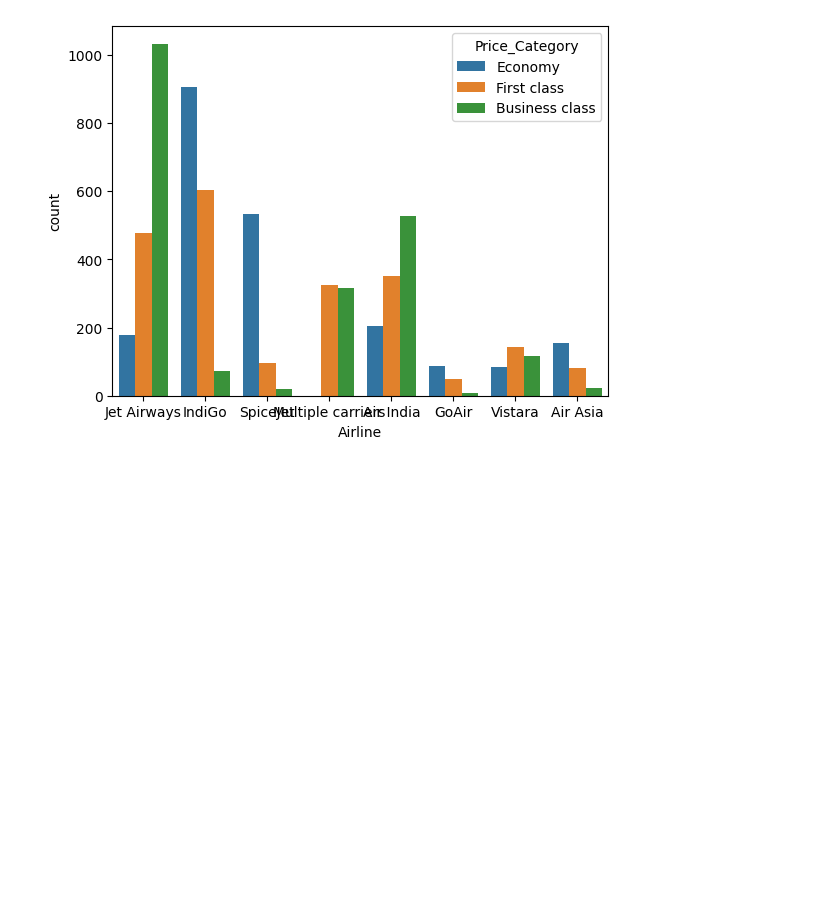
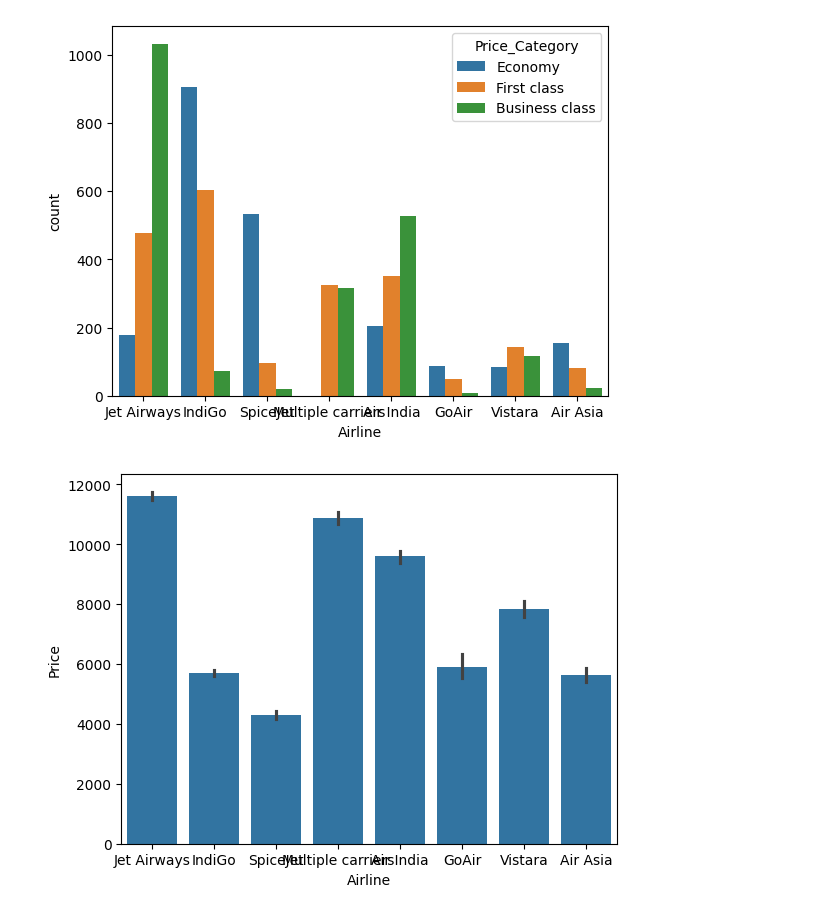
Before and after one commit to shreyasstha/data, a Jupyter notebook: EDA.ipynb, the cells around one changed output. Cells and saved outputs as stored; diff of their text form; code cells hidden in the pictures; blank space fills up the shorter version.

Commit message:
plots

```diff
--- a/EDA.ipynb
+++ b/EDA.ipynb
@@ -1256,4 +1256,4 @@ plt.show()
 #plane["month"] = plane["Arrival_Time"].dt.month
 #plane["weekday"] = plane["Date_of_Journey"].dt.weekday
 # %%
-plane["Dep_Hour"] = plane["Dep_Time"].dt.hour
+#plane["Dep_Hour"] = plane["Dep_Time"].dt.hour
@@ -1306,3 +1304,8 @@ sns.countplot(data=plane, x="Airline", hue="Price_Category")
 # %% [output]
 <Axes: xlabel='Airline', ylabel='count'>
 [figure]
+# %%
+sns.barplot(data=plane, x="Airline", y="Price")
+plt.show()
+# %% [output]
+[figure, added]
```
Also changed, not shown: parts of 2 cells of this notebook.
